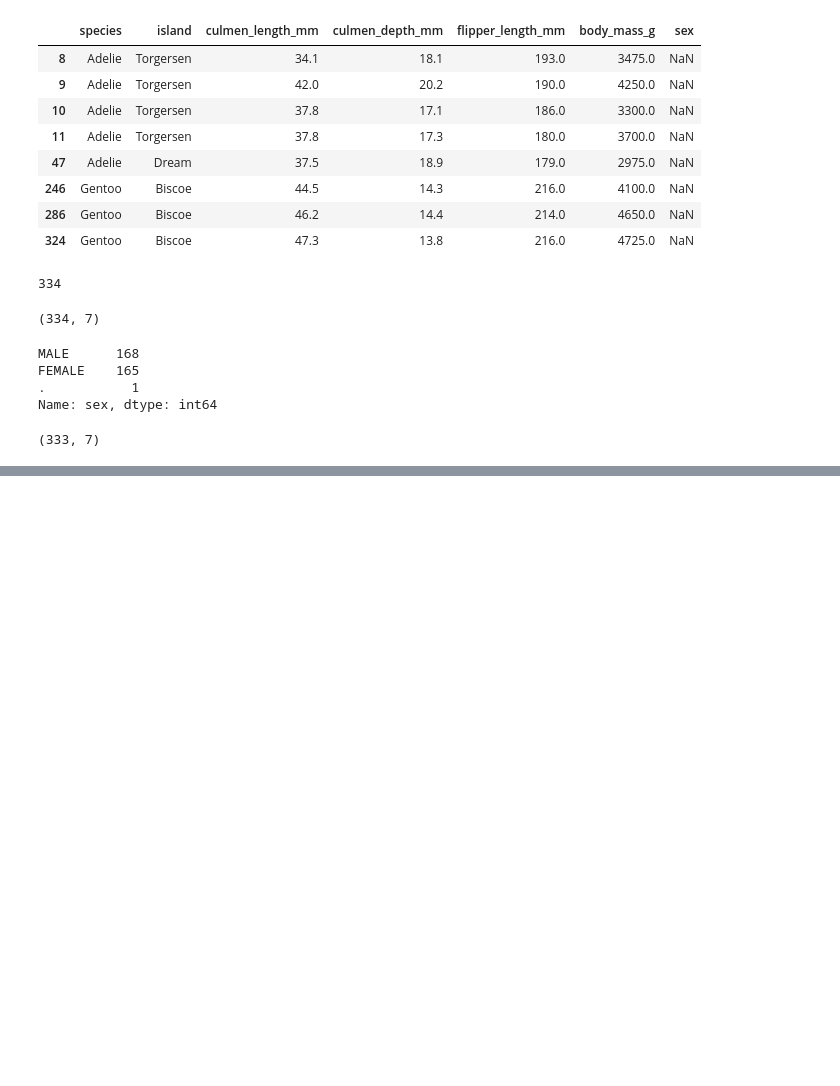
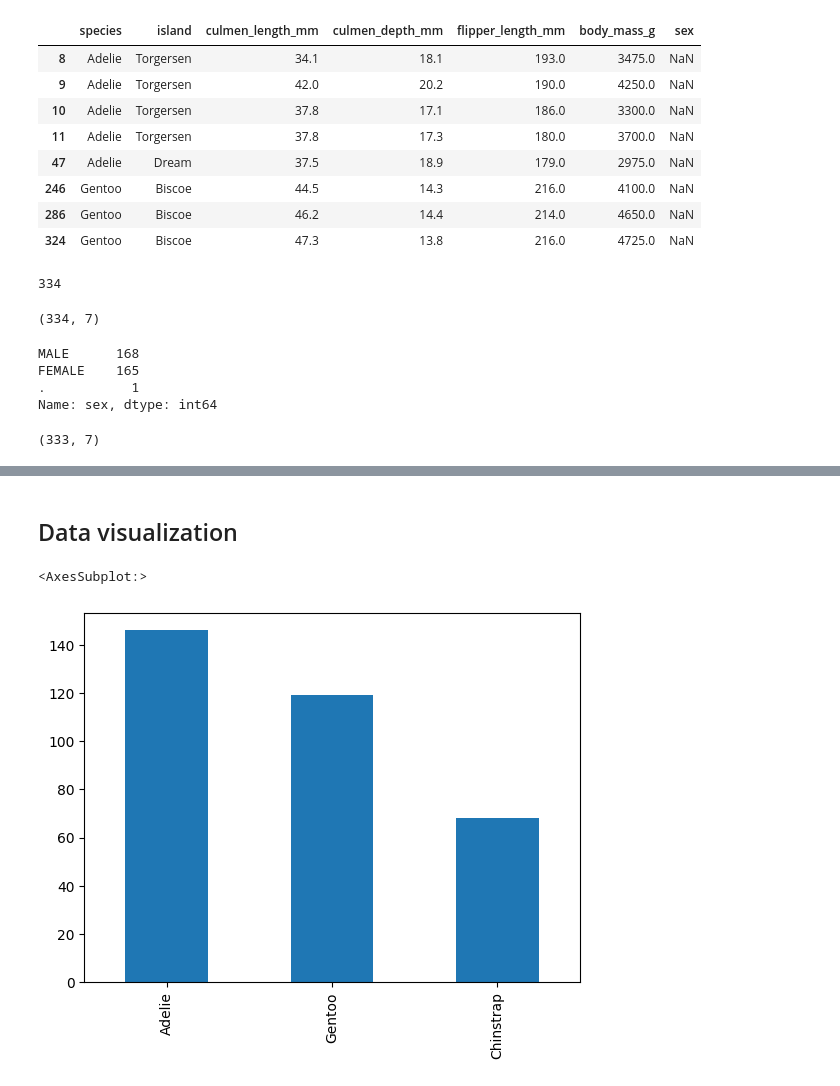
Before and after one commit to emonteiro27/data-palmer-penguin, a Jupyter notebook: palmer-archipelago.ipynb, the cells around one changed output, grey strips where cells are left out. Cells and saved outputs as stored; diff of their text form; code cells hidden in the pictures; blank space fills up the shorter version.

```diff
--- a/palmer-archipelago.ipynb
+++ b/palmer-archipelago.ipynb
@@ -188,0 +189,7 @@ The Laber Encoder has encoded the sex feature into ['FEMALE' 'MALE']
+# %% [markdown]
+## Data visualization
+# %%
+df['species'].value_counts().plot(kind='bar')
+# %% [output]
+<AxesSubplot:>
+[figure, added]
```
Also changed, not shown: parts of 5 cells of this notebook.
